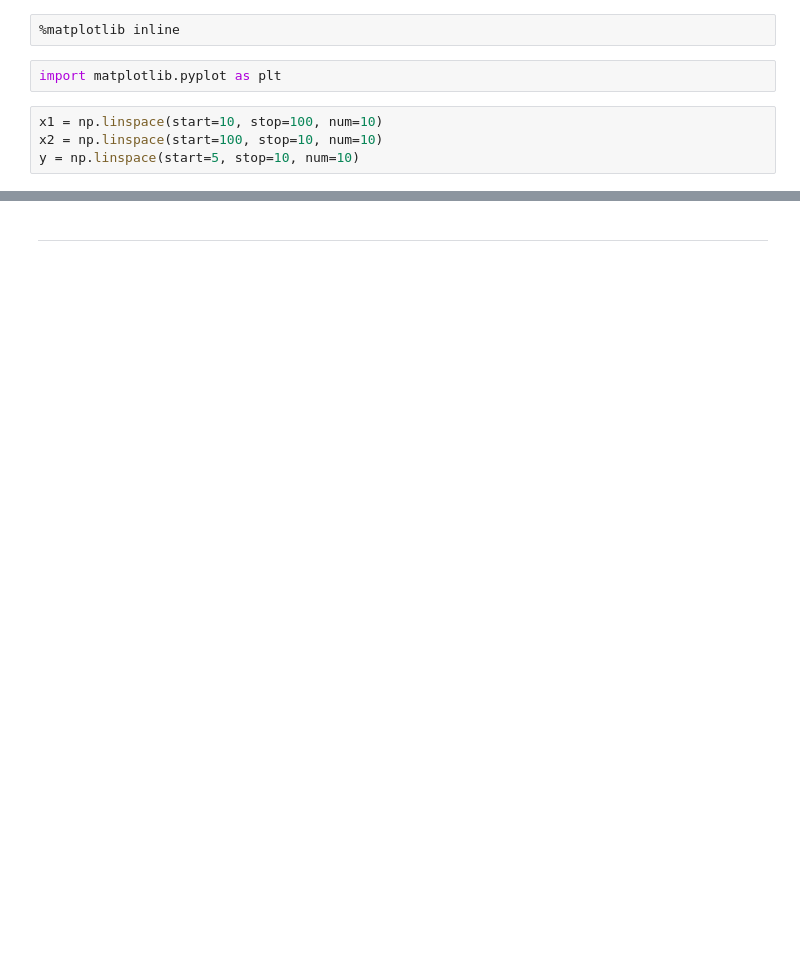
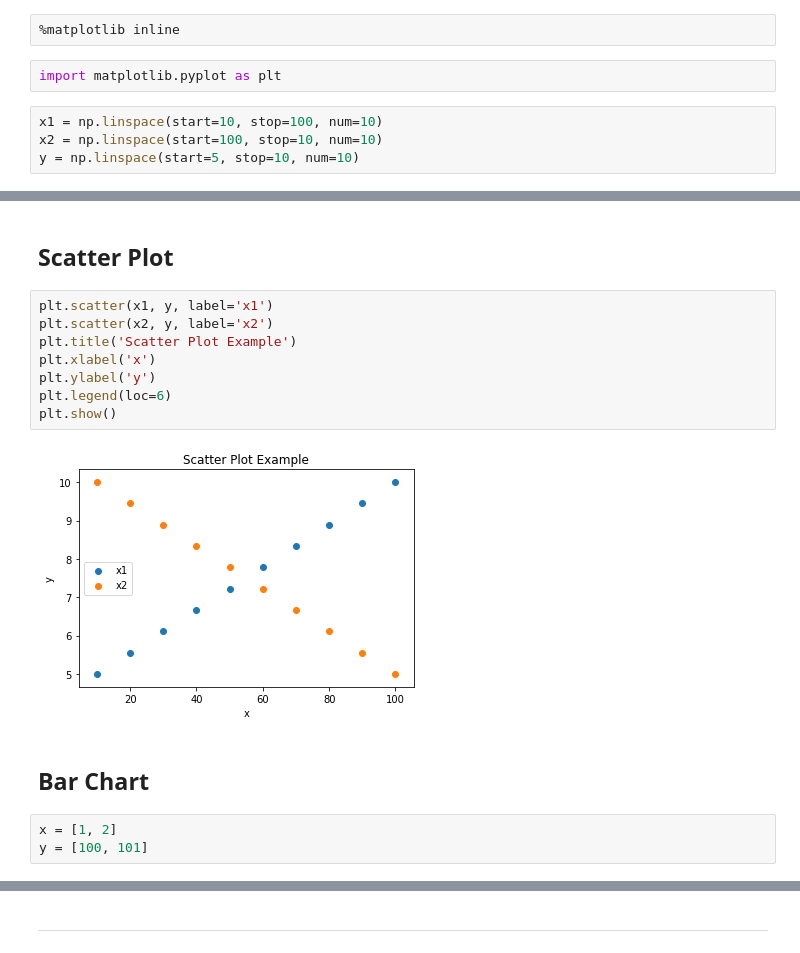
Before and after one commit to Lee-W/Intro_to_Python_Data_Science_Tools, a Jupyter notebook: 1 - Intro.ipynb, the cells around one changed output, grey strips where cells are left out. Saved outputs shown, nothing was run; the diff lists cells and outputs as text; blank space fills up the shorter version.

```diff
--- a/1 - Intro.ipynb
+++ b/1 - Intro.ipynb
@@ -232,0 +307,17 @@ plt.scatter(x2, y)
+# %% [markdown]
+## Scatter Plot
+# %%
+plt.scatter(x1, y, label='x1')
+plt.scatter(x2, y, label='x2')
+plt.title('Scatter Plot Example')
+plt.xlabel('x')
+plt.ylabel('y')
+plt.legend(loc=6)
+plt.show()
+# %% [output]
+[figure, added]
+# %% [markdown]
+## Bar Chart
+# %%
+x = [1, 2]
+y = [100, 101]
```
Also changed, not shown: parts of 47 cells of this notebook.
